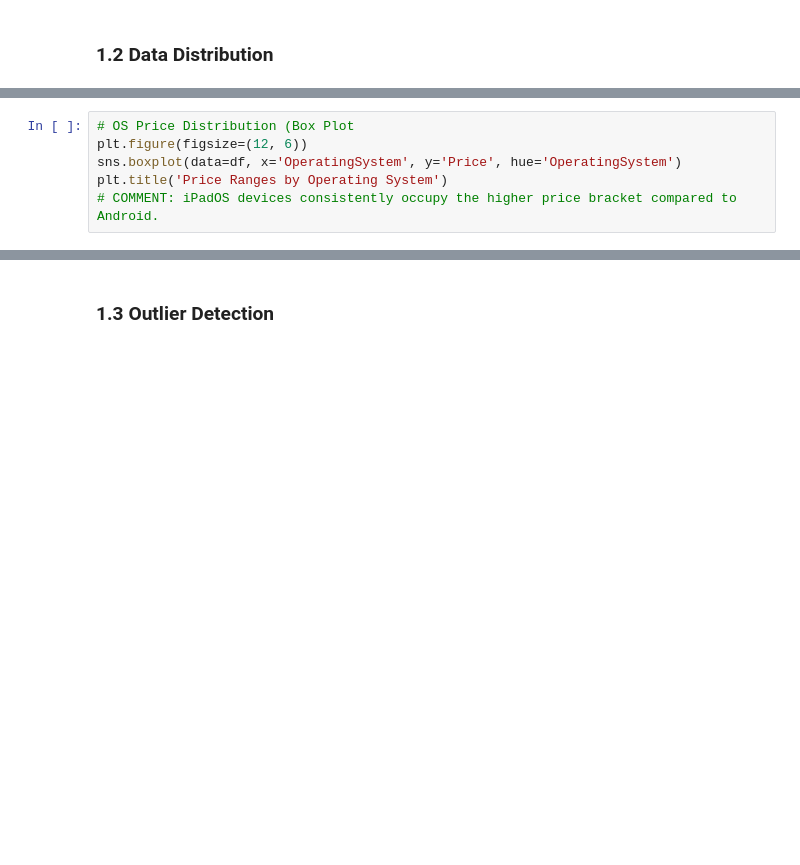
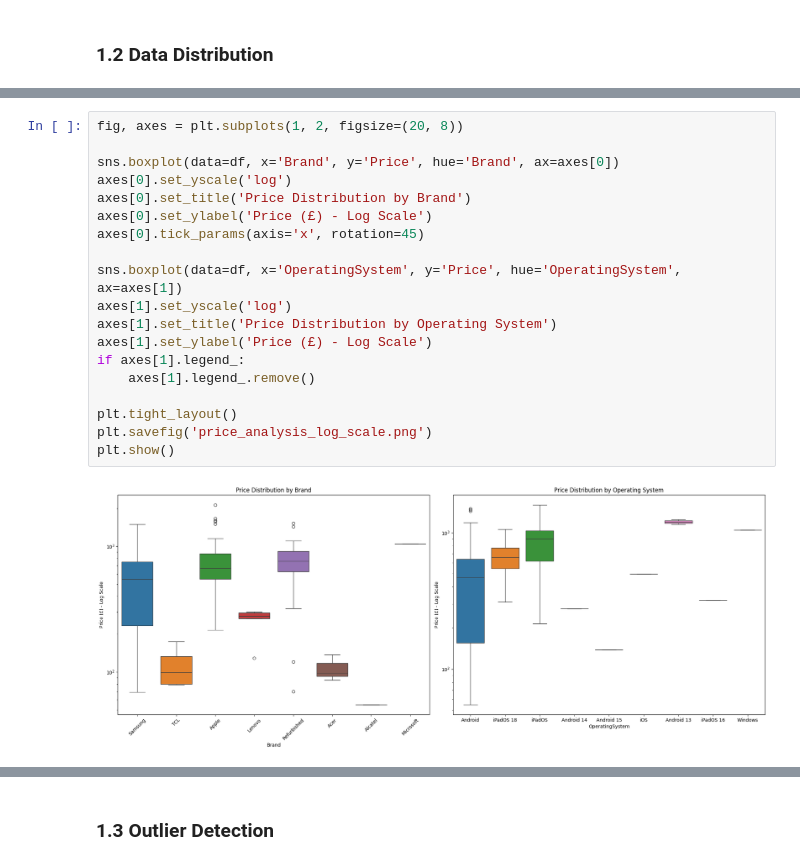
Before and after one commit to xbarborik/UPA, a Jupyter notebook: part3/analysis.ipynb, the cells around one changed output, grey strips where cells are left out. Cells and saved outputs as stored; diff of their text form; blank space fills up the shorter version.

```diff
--- a/part3/analysis.ipynb
+++ b/part3/analysis.ipynb
@@ -75,7 +204,22 @@ plt.show()
-# %%
-# OS Price Distribution (Box Plot
-plt.figure(figsize=(12, 6))
-sns.boxplot(data=df, x='OperatingSystem', y='Price', hue='OperatingSystem')
-plt.title('Price Ranges by Operating System')
-# COMMENT: iPadOS devices consistently occupy the higher price bracket compared to Android.
+# %%
+fig, axes = plt.subplots(1, 2, figsize=(20, 8))
+
+sns.boxplot(data=df, x='Brand', y='Price', hue='Brand', ax=axes[0])
+axes[0].set_yscale('log')
+axes[0].set_title('Price Distribution by Brand')
+axes[0].set_ylabel('Price (£) - Log Scale')
+axes[0].tick_params(axis='x', rotation=45)
+
+sns.boxplot(data=df, x='OperatingSystem', y='Price', hue='OperatingSystem', ax=axes[1])
+axes[1].set_yscale('log')
+axes[1].set_title('Price Distribution by Operating System')
+axes[1].set_ylabel('Price (£) - Log Scale')
+if axes[1].legend_:
+    axes[1].legend_.remove()
+
+plt.tight_layout()
+plt.savefig('price_analysis_log_scale.png')
+plt.show()
+# %% [output]
+[figure, added]
 # %%
```
Also changed, not shown: parts of 29 cells of this notebook.
